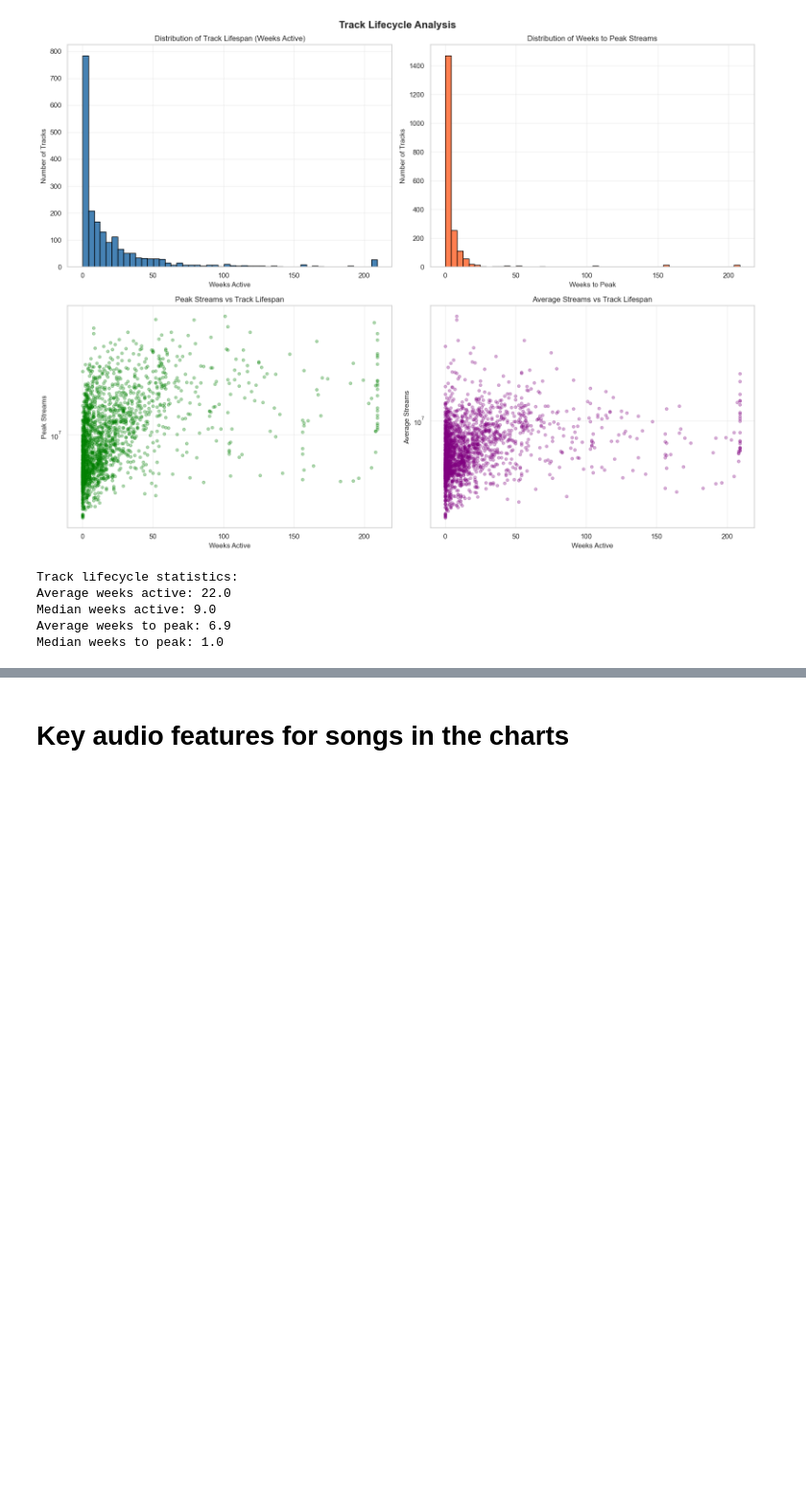
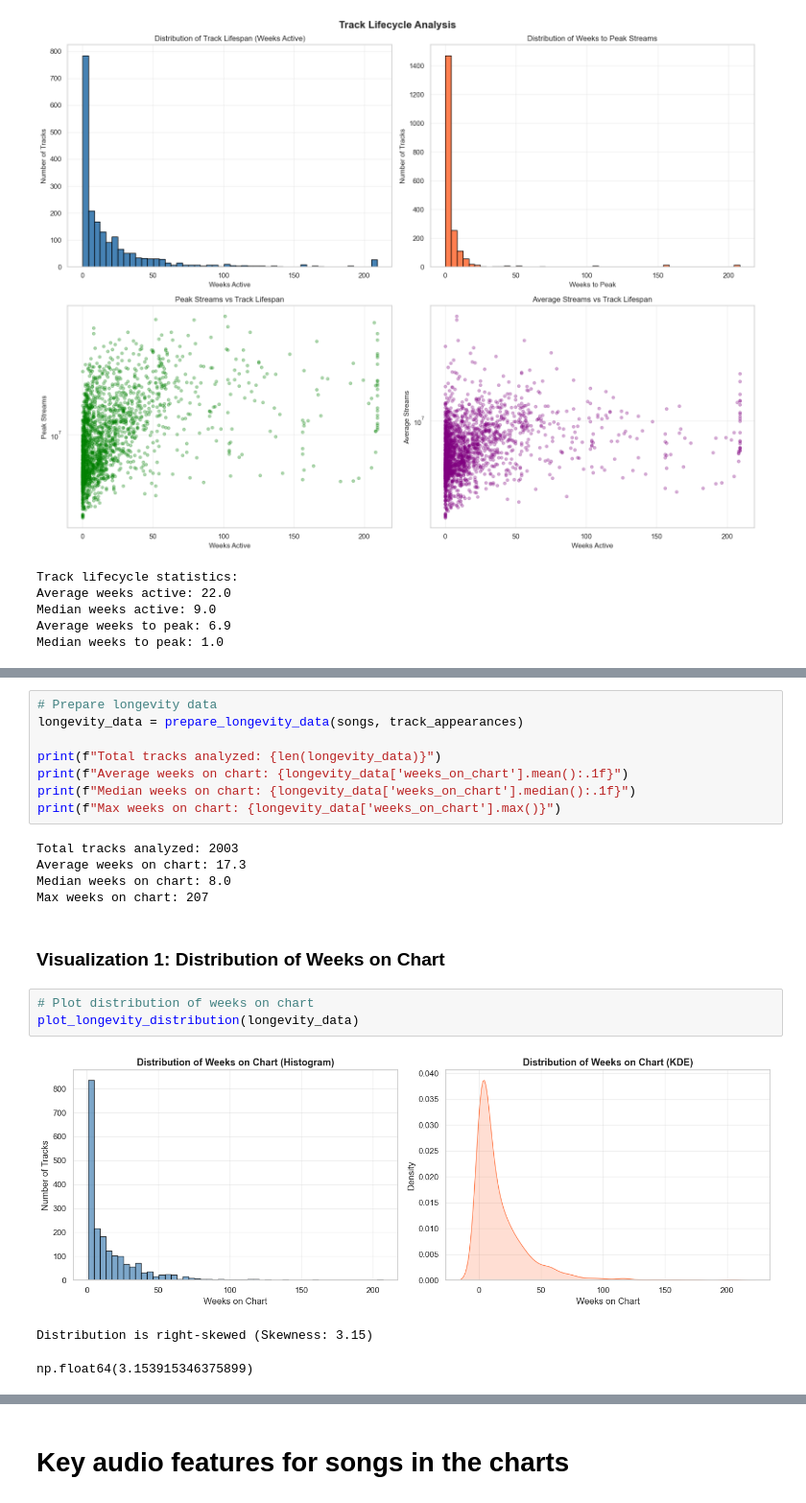
Before and after one commit to Ayabekhtiar/spotify_charts_project, a Jupyter notebook: data_visualisation.ipynb, the cells around one changed output, grey strips where cells are left out. Shown at 96% size. Drawn from its saved outputs; the diff is of its cells as text; blank space fills up the shorter version.

Commit message:
data viz additions

```diff
--- a/data_visualisation.ipynb
+++ b/data_visualisation.ipynb
@@ -115,0 +139,22 @@ Median weeks to peak: 1.0
+# %%
+# Prepare longevity data
+longevity_data = prepare_longevity_data(songs, track_appearances)
+
+print(f"Total tracks analyzed: {len(longevity_data)}")
+print(f"Average weeks on chart: {longevity_data['weeks_on_chart'].mean():.1f}")
+print(f"Median weeks on chart: {longevity_data['weeks_on_chart'].median():.1f}")
+print(f"Max weeks on chart: {longevity_data['weeks_on_chart'].max()}")
+# %% [output]
+Total tracks analyzed: 2003
+Average weeks on chart: 17.3
+Median weeks on chart: 8.0
+Max weeks on chart: 207
+# %% [markdown]
+### Visualization 1: Distribution of Weeks on Chart
+# %%
+# Plot distribution of weeks on chart
+plot_longevity_distribution(longevity_data)
+# %% [output]
+[figure, added]
+Distribution is right-skewed (Skewness: 3.15)
+np.float64(3.153915346375899)
```
Also changed, not shown: parts of 19 cells of this notebook, 4 other files.
